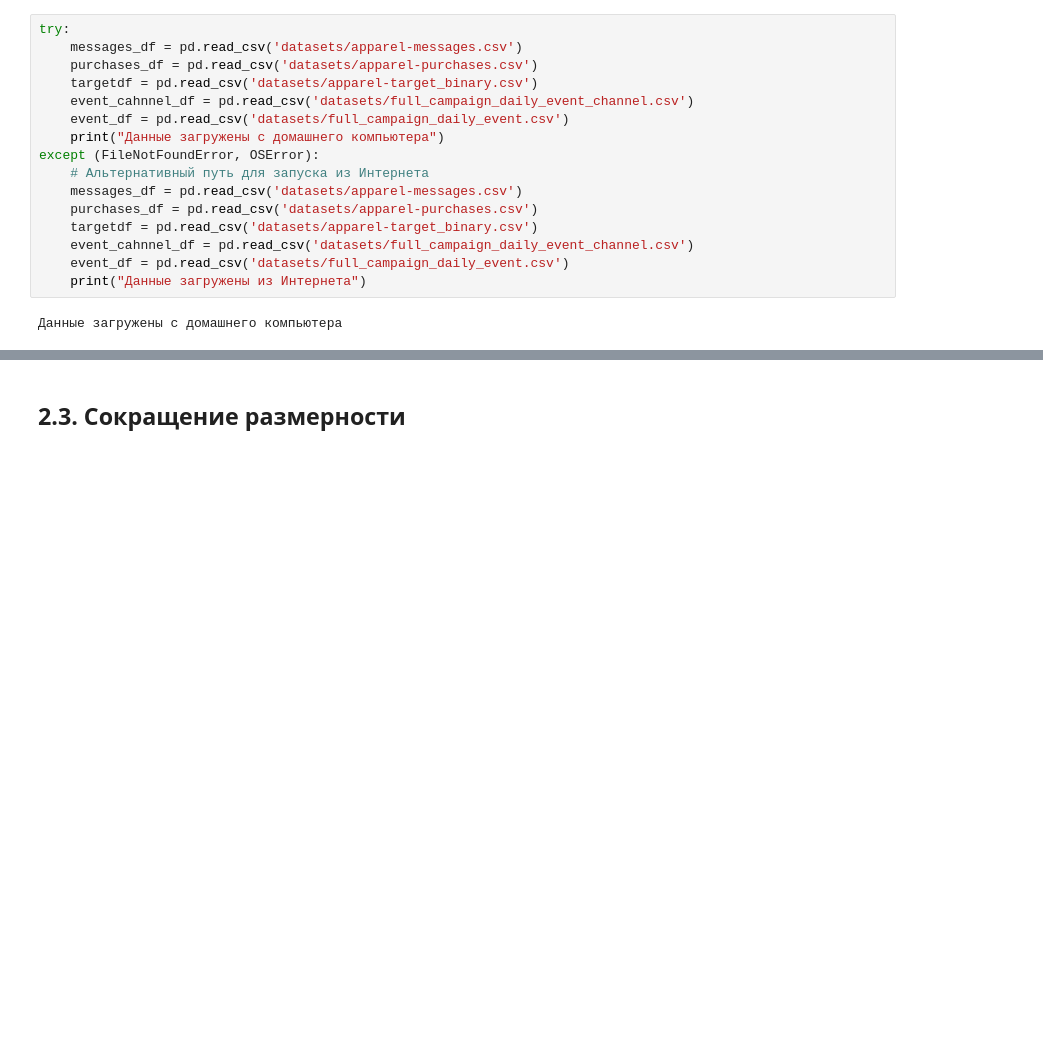
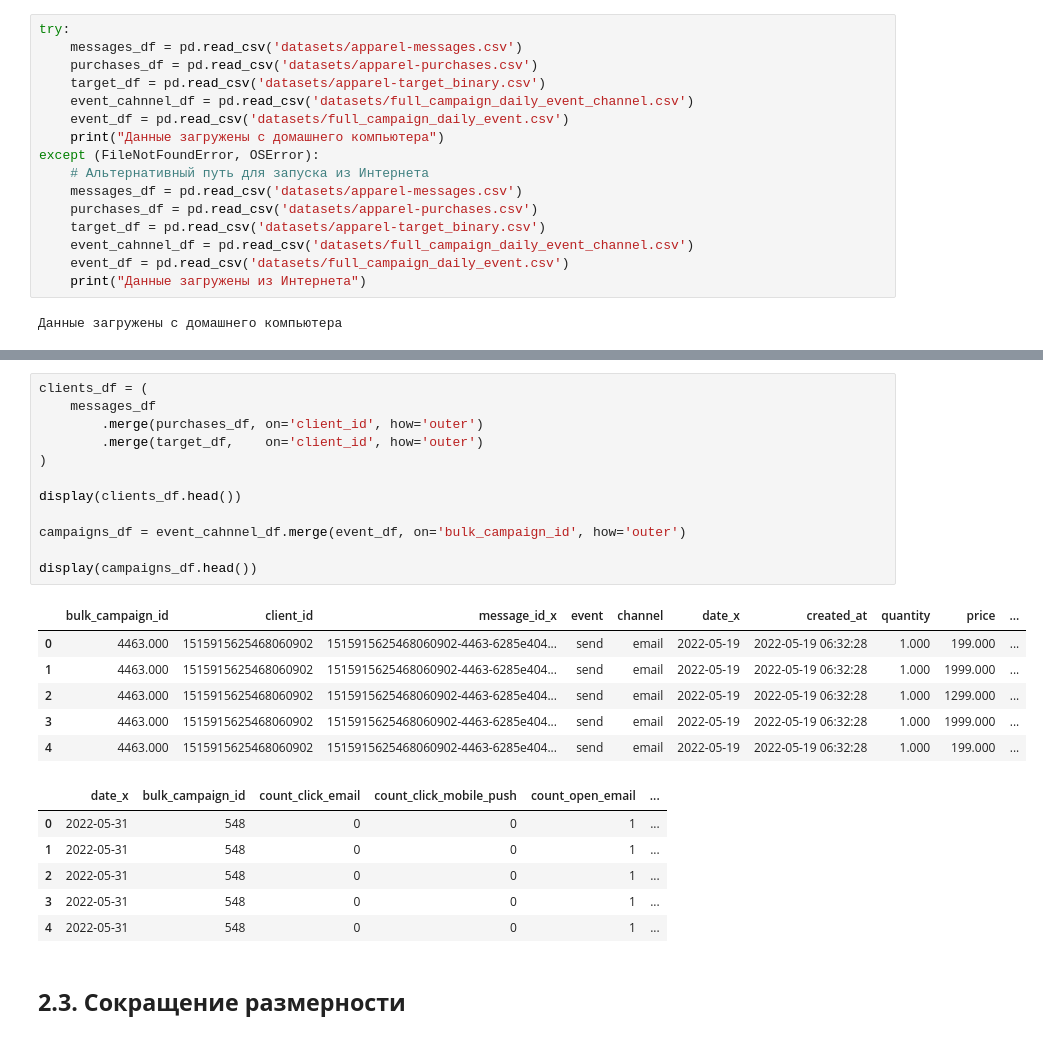
Before and after one commit to azarovdimka/Data_Science, a Jupyter notebook: Machine_Learning/Маркетинг/Маркетинг.ipynb, the cells around one changed output, grey strips where cells are left out. Cells and saved outputs as stored; diff of their text form; blank space fills up the shorter version.

```diff
--- a/Machine_Learning/Маркетинг/Маркетинг.ipynb
+++ b/Machine_Learning/Маркетинг/Маркетинг.ipynb
@@ -146,7 +146,7 @@ pd.options.display.expand_frame_repr = False # для принта чтобы к
 try:
     messages_df = pd.read_csv('datasets/apparel-messages.csv')
     purchases_df = pd.read_csv('datasets/apparel-purchases.csv')
-    targetdf = pd.read_csv('datasets/apparel-target_binary.csv')
+    target_df = pd.read_csv('datasets/apparel-target_binary.csv')
     event_cahnnel_df = pd.read_csv('datasets/full_campaign_daily_event_channel.csv')
     event_df = pd.read_csv('datasets/full_campaign_daily_event.csv')
     print("Данные загружены с домашнего компьютера")
@@ -154,7 +154,7 @@ except (FileNotFoundError, OSError):
     # Альтернативный путь для запуска из Интернета
     messages_df = pd.read_csv('datasets/apparel-messages.csv')
     purchases_df = pd.read_csv('datasets/apparel-purchases.csv')
-    targetdf = pd.read_csv('datasets/apparel-target_binary.csv')
+    target_df = pd.read_csv('datasets/apparel-target_binary.csv')
     event_cahnnel_df = pd.read_csv('datasets/full_campaign_daily_event_channel.csv')
     event_df = pd.read_csv('datasets/full_campaign_daily_event.csv')
     print("Данные загружены из Интернета")
@@ -163,3 +206,28 @@ except (FileNotFoundError, OSError):
+# %%
+clients_df = (
+    messages_df
+        .merge(purchases_df, on='client_id', how='outer')
+        .merge(target_df,    on='client_id', how='outer')
+)
+
+display(clients_df.head())
+
+campaigns_df = event_cahnnel_df.merge(event_df, on='bulk_campaign_id', how='outer')
+
+display(campaigns_df.head())
+# %% [output]
+|  | bulk_campaign_id | client_id | message_id_x | event | channel | date_x | created_at | quantity | price | ... |
+| 0 | 4463.000 | 1515915625468060902 | 1515915625468060902-4463-6285e404... | send | email | 2022-05-19 | 2022-05-19 06:32:28 | 1.000 | 199.000 | ... |
+| 1 | 4463.000 | 1515915625468060902 | 1515915625468060902-4463-6285e404... | send | email | 2022-05-19 | 2022-05-19 06:32:28 | 1.000 | 1999.000 | ... |
+| 2 | 4463.000 | 1515915625468060902 | 1515915625468060902-4463-6285e404... | send | email | 2022-05-19 | 2022-05-19 06:32:28 | 1.000 | 1299.000 | ... |
+| 3 | 4463.000 | 1515915625468060902 | 1515915625468060902-4463-6285e404... | send | email | 2022-05-19 | 2022-05-19 06:32:28 | 1.000 | 1999.000 | ... |
+| 4 | 4463.000 | 1515915625468060902 | 1515915625468060902-4463-6285e404... | send | email | 2022-05-19 | 2022-05-19 06:32:28 | 1.000 | 199.000 | ... |
+|  | date_x | bulk_campaign_id | count_click_email | count_click_mobile_push | count_open_email | ... |
+| 0 | 2022-05-31 | 548 | 0 | 0 | 1 | ... |
+| 1 | 2022-05-31 | 548 | 0 | 0 | 1 | ... |
+| 2 | 2022-05-31 | 548 | 0 | 0 | 1 | ... |
+| 3 | 2022-05-31 | 548 | 0 | 0 | 1 | ... |
+| 4 | 2022-05-31 | 548 | 0 | 0 | 1 | ... |
 # %% [markdown]
 ## **2.3. Сокращение размерности**
 # %% [markdown]
```
Also changed, not shown: parts of 7 cells of this notebook.
